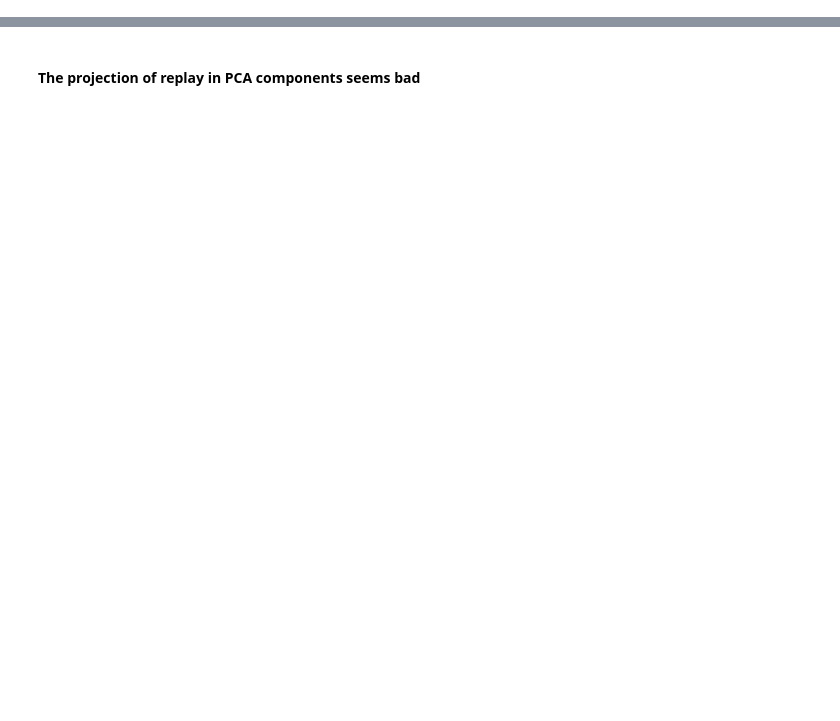
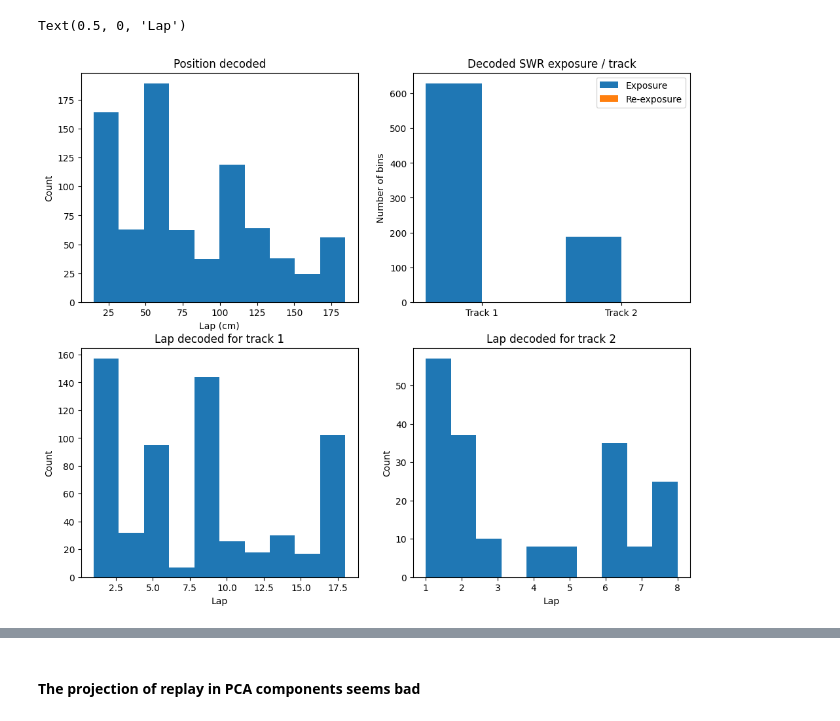
Before and after one commit to bendor-lab/Representational_drift_and_replay_analysis, a Jupyter notebook: Dimension Reduction/UMAP/replay_pca_analysis.ipynb, the cells around one changed output, grey strips where cells are left out. Drawn from its saved outputs; the diff is of its cells as text; code cells hidden in the pictures; blank space fills up the shorter version.

```diff
--- a/Dimension Reduction/UMAP/replay_pca_analysis.ipynb
+++ b/Dimension Reduction/UMAP/replay_pca_analysis.ipynb
@@ -22,11 +22,13 @@ def z_score(X):
     Xz = ss.fit_transform(X)
     return Xz
 # %%
-d = pd.read_csv(r"neuralData_cross_validation.csv")
+d = pd.read_csv(r"doubleTrackData.csv")
+d = d[d["exposure"] == 1]
+d.reset_index(drop=True, inplace=True)
 data = d.dropna()
 allGoodCol = data.columns
 allGoodCol = list(allGoodCol)
-allGoodCol = allGoodCol[4::]
+allGoodCol = allGoodCol[5::]
 
 # nbRUN1 = len(data[data["exposure"] == 1]["lap"].unique())
 # nbRUN2 = len(data[data["exposure"] == 2]["lap"].unique())
@@ -35,7 +37,7 @@ allGoodCol = allGoodCol[4::]
 # print("Nb of lap of the 1st exposure is", nbRUN1)
 # print("Nb of lap of the 2nd exposure is", nbRUN2)
 
-# meanLength = int(np.mean([len(data[data["lap"] == i]) for i in range(1, data["lap"].max() + 1)]))
+meanLength = int(np.mean([len(data[data["lap"] == i]) for i in range(1, data["lap"].max() + 1)]))
 
 # # We can reduce the number of laps in RUN2 to 16
 # # print("Cropping RUN2 to 16 laps")
@@ -48,9 +50,9 @@ allGoodCol = allGoodCol[4::]
 
 parsedData = data[allGoodCol].values
 # %%
-pca = PCA(n_components=20, svd_solver='full')
+# pca = PCA(n_components=20, svd_solver='full')
 # pca = FastICA(n_components=3, random_state=0, whiten='unit-variance')
-# pca = KernelPCA(n_components=3, kernel="cosine")
+pca = KernelPCA(n_components=20, kernel="cosine")
 
 pca_embedding = pca.fit_transform(z_score(parsedData))
 pca_embedding = pca_embedding[:,0:3]
@@ -58,7 +60,8 @@ pca_embedding = pca_embedding[:,0:3]
 df = pd.DataFrame(pca_embedding, columns=['x1', 'x2', 'x3'])
 df["x"] = data.x
 df["lap"] = data.lap
-# df["exposure"] = data.exposure
+df["track"] = data.track
+df["exposure"] = data.exposure
 
 fig = px.scatter_3d(df, x='x1', y='x2', z='x3', color='x', opacity=0.9, title="PCA")
 fig.update_traces(marker_size=2)
@@ -130,0 +162,52 @@ KeyError: "['c7', 'c19', 'c76', 'c77', 'c81', 'c83', 'c88', 'c89', 'c90', 'c91',
+# %%
+# Are the Lap decoded paving the tracks ?
+
+plt.figure(figsize=(12, 10))  # Increase the width to 12 inches and height to 6 inches
+
+plt.subplot(2, 2, 1)
+plt.hist(dRep["dx"])
+plt.title("Position decoded")
+plt.ylabel("Count")
+plt.xlabel("Lap (cm)")
+
+# Do we see that track 2 is less replayed than track 1 ? Do we see a replay of the re-exposure for each ?
+
+plt.subplot(2, 2, 2)
+
+nbRepExpT1 = len(dRep["dexposure"][(dRep["dtrack"] == 1) & (dRep["dexposure"] == 1)])
+nbRepReExpT1 = len(dRep["dexposure"][(dRep["dtrack"] == 1) & (dRep["dexposure"] == 2)])
+nbRepExpT2 = len(dRep["dexposure"][(dRep["dtrack"] == 2) & (dRep["dexposure"] == 1)])
+nbRepReExpT2 = len(dRep["dexposure"][(dRep["dtrack"] == 2) & (dRep["dexposure"] == 2)])
+
+# Define the labels for the bars
+labels = ['Track 1', 'Track 2']
+
+# Define the heights of the bars
+left_bars = [nbRepExpT1, nbRepExpT2]
+right_bars = [nbRepReExpT1, nbRepReExpT2]
+
+# Define the Laps for the bars on the x-axis
+x = np.arange(len(labels))
+rects1 = plt.bar(x - 0.2, left_bars, 0.4, label='Exposure')
+rects2 = plt.bar(x + 0.2, right_bars, 0.4, label='Re-exposure')
+
+# Add labels, title and custom x-axis tick labels, etc.
+plt.ylabel('Number of bins')
+plt.title('Decoded SWR exposure / track')
+plt.xticks(x, labels)
+plt.legend()
+
+plt.subplot(2, 2, 3)
+plt.hist(dRep[dRep["dtrack"] == 1]["dlap"])
+plt.title("Lap decoded for track 1")
+plt.ylabel("Count")
+plt.xlabel("Lap")
+
+plt.subplot(2, 2, 4)
+plt.hist(dRep[dRep["dtrack"] == 2]["dlap"])
+plt.title("Lap decoded for track 2")
+plt.ylabel("Count")
+plt.xlabel("Lap")
+# %% [output]
+Text(0.5, 0, 'Lap')
+[figure, added]
```
Also changed, not shown: parts of 7 cells of this notebook, 16 other files.
